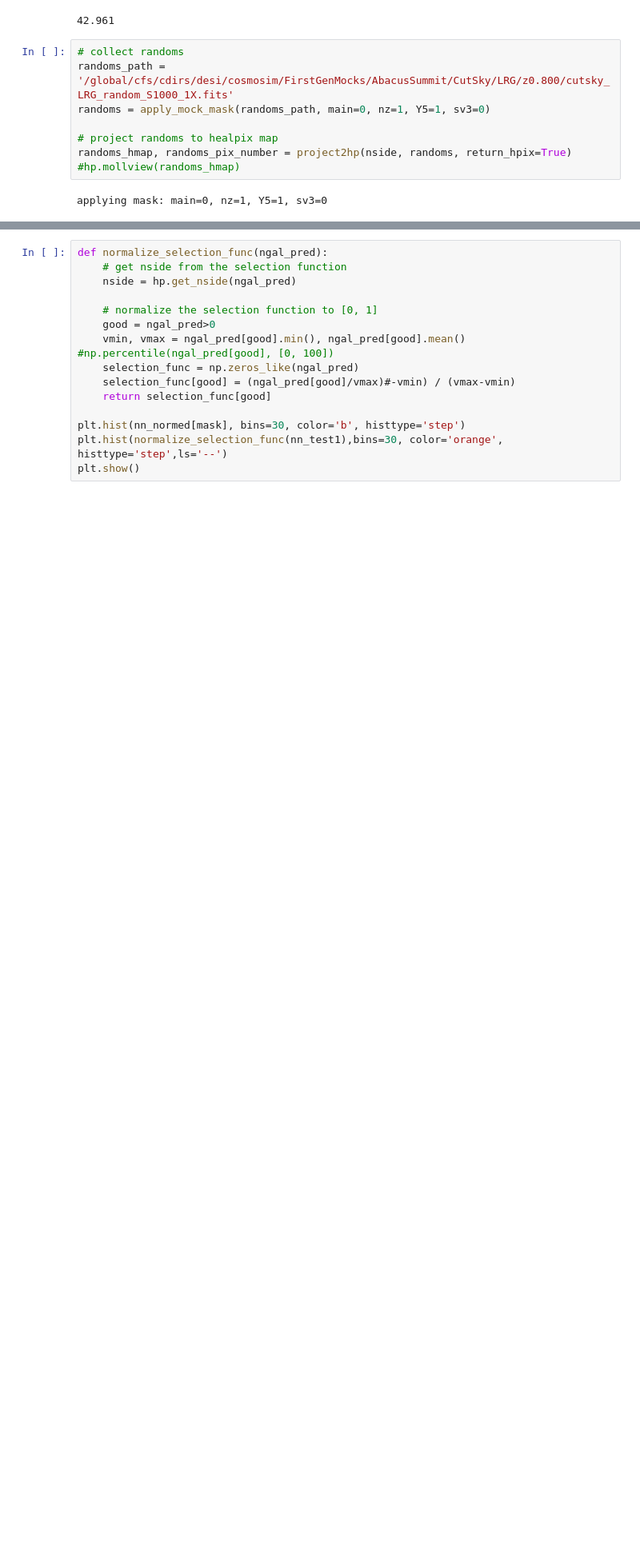
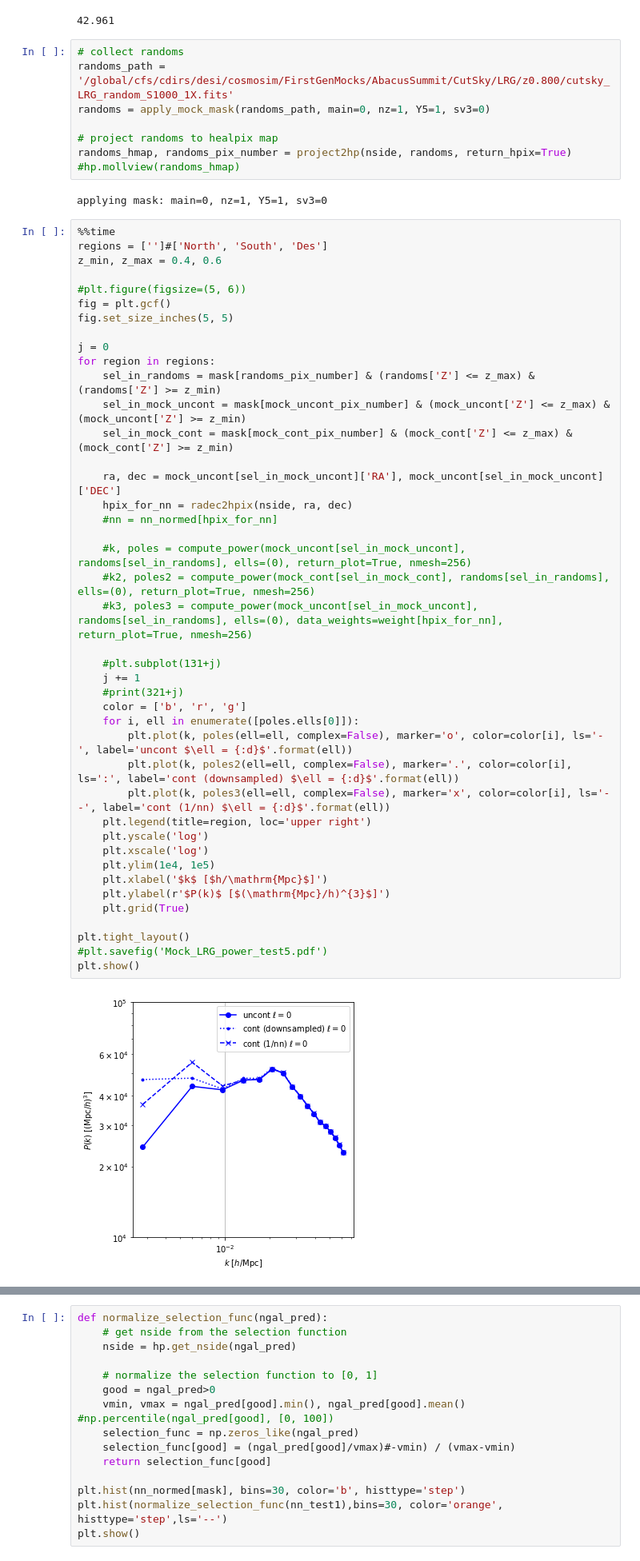
Before and after one commit to AlbertoRosado1/sysgen, a Jupyter notebook: contaminated_mocks.ipynb, the cells around one changed output, grey strips where cells are left out. Shown at 80% size. Drawn from its saved outputs; the diff is of its cells as text; blank space fills up the shorter version.

```diff
--- a/contaminated_mocks.ipynb
+++ b/contaminated_mocks.ipynb
@@ -342,3 +357,47 @@ randoms_hmap, randoms_pix_number = project2hp(nside, randoms, return_hpix=True)
 #hp.mollview(randoms_hmap)
 # %% [output]
 applying mask: main=0, nz=1, Y5=1, sv3=0
+# %%
+%%time
+regions = ['']#['North', 'South', 'Des']
+z_min, z_max = 0.4, 0.6
+
+#plt.figure(figsize=(5, 6))
+fig = plt.gcf()
+fig.set_size_inches(5, 5)
+
+j = 0
+for region in regions:
+    sel_in_randoms = mask[randoms_pix_number] & (randoms['Z'] <= z_max) & (randoms['Z'] >= z_min)
+    sel_in_mock_uncont = mask[mock_uncont_pix_number] & (mock_uncont['Z'] <= z_max) & (mock_uncont['Z'] >= z_min)
+    sel_in_mock_cont = mask[mock_cont_pix_number] & (mock_cont['Z'] <= z_max) & (mock_cont['Z'] >= z_min)
+
+    ra, dec = mock_uncont[sel_in_mock_uncont]['RA'], mock_uncont[sel_in_mock_uncont]['DEC']
+    hpix_for_nn = radec2hpix(nside, ra, dec)
+    #nn = nn_normed[hpix_for_nn]
+
+    #k, poles = compute_power(mock_uncont[sel_in_mock_uncont], randoms[sel_in_randoms], ells=(0), return_plot=True, nmesh=256)
+    #k2, poles2 = compute_power(mock_cont[sel_in_mock_cont], randoms[sel_in_randoms], ells=(0), return_plot=True, nmesh=256)
+    #k3, poles3 = compute_power(mock_uncont[sel_in_mock_uncont], randoms[sel_in_randoms], ells=(0), data_weights=weight[hpix_for_nn], return_plot=True, nmesh=256)
+
+    #plt.subplot(131+j)
+    j += 1
+    #print(321+j)
+    color = ['b', 'r', 'g']
+    for i, ell in enumerate([poles.ells[0]]):
+        plt.plot(k, poles(ell=ell, complex=False), marker='o', color=color[i], ls='-', label='uncont $\ell = {:d}$'.format(ell))
+        plt.plot(k, poles2(ell=ell, complex=False), marker='.', color=color[i], ls=':', label='cont (downsampled) $\ell = {:d}$'.format(ell))
+        plt.plot(k, poles3(ell=ell, complex=False), marker='x', color=color[i], ls='--', label='cont (1/nn) $\ell = {:d}$'.format(ell))
+    plt.legend(title=region, loc='upper right')
+    plt.yscale('log')
+    plt.xscale('log')
+    plt.ylim(1e4, 1e5)
+    plt.xlabel('$k$ [$h/\mathrm{Mpc}$]')
+    plt.ylabel(r'$P(k)$ [$(\mathrm{Mpc}/h)^{3}$]')
+    plt.grid(True)
+
+plt.tight_layout()
+#plt.savefig('Mock_LRG_power_test5.pdf')
+plt.show()
+# %% [output]
+[figure, added]
```
Also changed, not shown: parts of 13 cells of this notebook.
